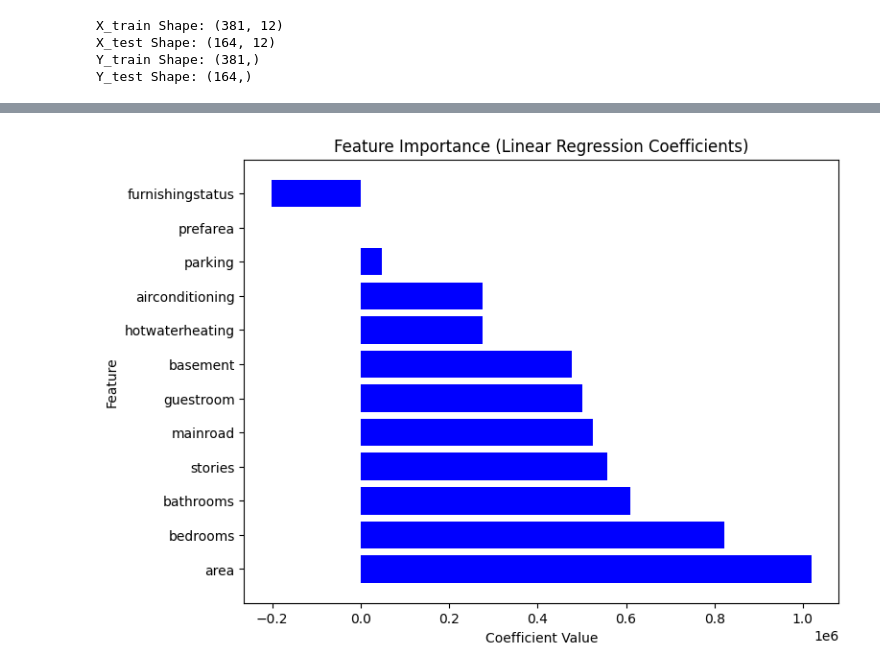
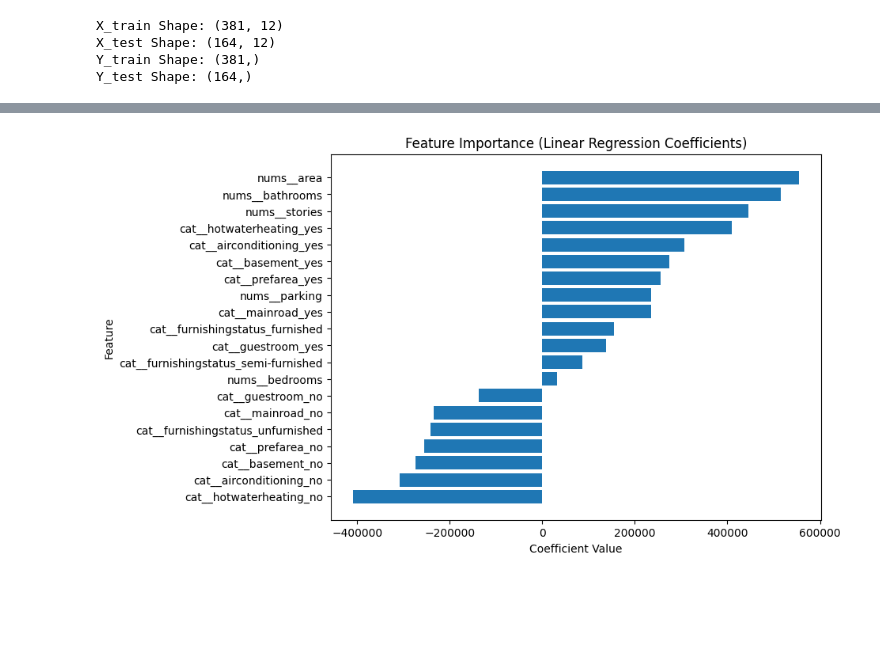
Before and after one commit to JherrerasPY/Project-001_House-Price-Prediction_Easy, a Jupyter notebook: house-price.ipynb, the cells around one changed output, grey strips where cells are left out. Cells and saved outputs as stored; diff of their text form; code cells hidden in the pictures; blank space fills up the shorter version.

Commit message:
Beta version of Linear model

```diff
--- a/house-price.ipynb
+++ b/house-price.ipynb
@@ -426,0 +380,22 @@ print(X_train.head(5))
+# %%
+from sklearn.preprocessing import OneHotEncoder, StandardScaler
+from sklearn.pipeline import Pipeline
+from sklearn.compose import ColumnTransformer
+
+num_columns = X_train.select_dtypes(include=['int64', 'float64']).columns
+cat_columns = X_train.select_dtypes(include=['object', 'category']).columns
+
+numeric_preprocess = Pipeline(steps=[
+    ('scaler', StandardScaler())
+])
+
+categorical_preprocess = Pipeline(steps=[
+    ('onehot', OneHotEncoder(handle_unknown='ignore'))
+])
+
+preprocess = ColumnTransformer(
+    transformers=[
+        ('nums', numeric_preprocess, num_columns),
+        ('cat', categorical_preprocess, cat_columns)
+    ]
+)
@@ -429,5 +407,8 @@ print(X_train.head(5))
 # %%
 from sklearn.linear_model import LinearRegression
 # %%
-linear_model = LinearRegression()
-linear_model.fit(X_train, y_train)
+LR_model = LinearRegression()
+LR_pipeline = Pipeline(steps=[
+    ('preprocess', preprocess),
+    ('model', LR_model)
+])
@@ -465,0 +415,2 @@ Root mean squared error: 1172744.5560
+# %%
+LR_pipeline.fit(X_train, y_train)
@@ -466,6 +516,6 @@ Root mean squared error: 1172744.5560
 # %%
-print("Intercept:", linear_model.intercept_)
+coefs = LR_pipeline.named_steps["model"].coef_.ravel()
 
+feature_names = LR_pipeline.named_steps["preprocess"].get_feature_names_out()
 
-coef_df = pd.DataFrame({"Feature": X.columns, "Coefficient": linear_model.coef_})
-print("\nFeature Coefficients:\n", coeff_df)
+coef_df = pd.DataFrame({"Feature": feature_names, "Coefficient": coefs})
@@ -489,17 +522,14 @@ Feature Coefficients:
 # %%
-# Sort dataframe by coefficients.
-coef_df_sorted = coef_df.sort_values(by="Coefficient", ascending=False)
+coef_df_sorted = coef_df.sort_values(by="Coefficient", ascending=True)
 
-
-# Create plot.
 plt.figure(figsize=(8,6))
-plt.barh(coef_df["Feature"], coef_df_sorted["Coefficient"], color="blue")
+plt.barh(coef_df_sorted["Feature"], coef_df_sorted["Coefficient"])
 plt.xlabel("Coefficient Value")
 plt.ylabel("Feature")
 plt.title("Feature Importance (Linear Regression Coefficients)")
 plt.show()
 # %% [output]
-[figure, old version]
+[figure, new version]
 # %%
 # Compute residuals.
 residuals = y_test - y_pred
```
Also changed, not shown: parts of 42 cells of this notebook.
